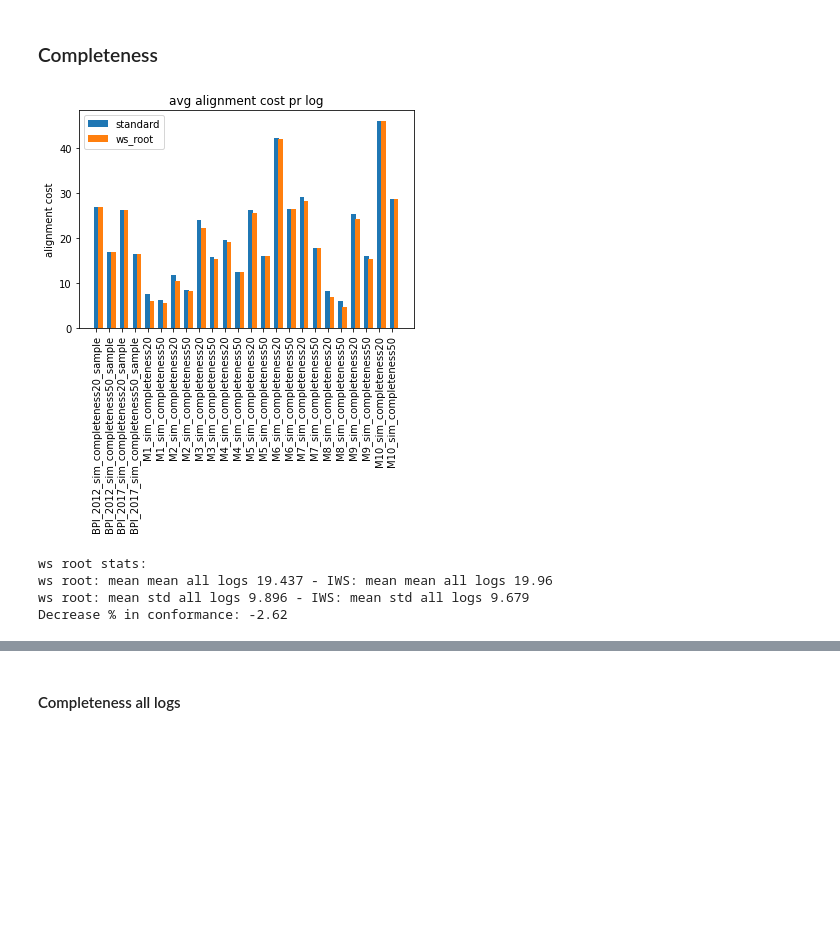
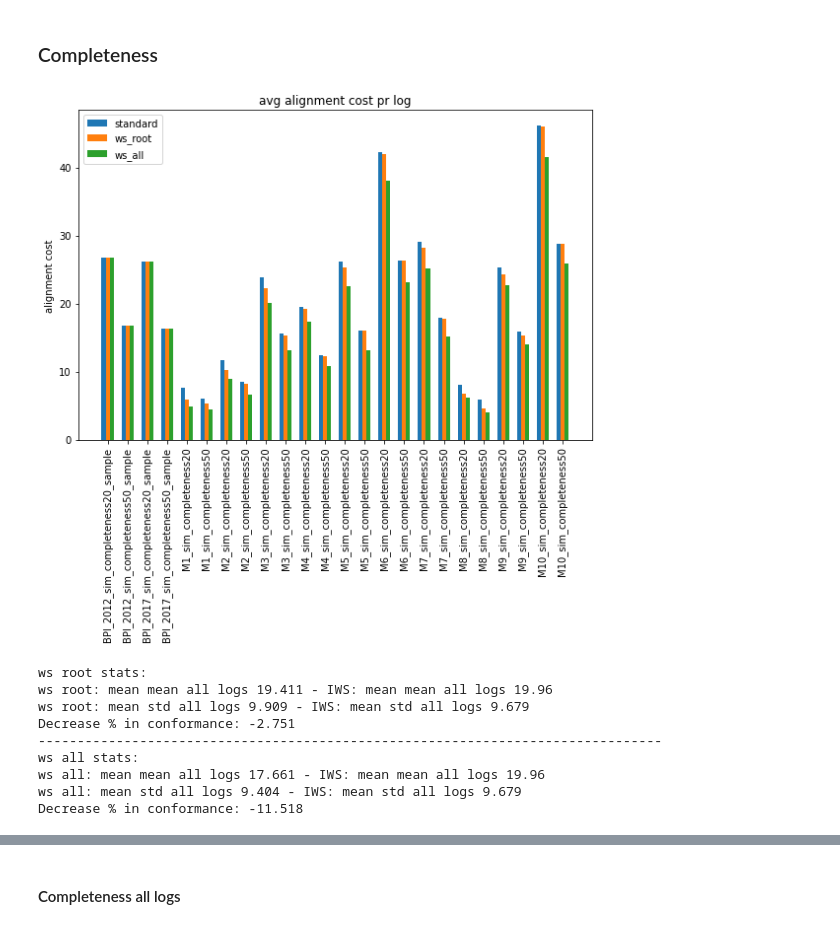
Before and after one commit to MaxTNielsen/ConformanceCheckingUsingTries, a Jupyter notebook: Jupyter/comparative_analysis.ipynb, the cells around one changed output, grey strips where cells are left out. Saved outputs shown, nothing was run; the diff lists cells and outputs as text; code cells hidden in the pictures; blank space fills up the shorter version.

```diff
--- a/Jupyter/comparative_analysis.ipynb
+++ b/Jupyter/comparative_analysis.ipynb
@@ -262,7 +262,7 @@ dims_25 = {'conf': 1, 'compl': 2, 'confi': 3, 'total': 4, 'time': 5}
 avg_costs_25 = {'conf': [], 'compl': [], 'confi': [], 'total': [], 'time': []}
 
 no_compl_no_conf_dict, _ = get_dataset_metrics(
-    INPUT_DIR+"/tripleocc_runs/no_compl_no_conf", dims=dims_25, avg_costs=avg_costs_25, regex_f=extract_filename)
+    INPUT_DIR+"/tripleocc_runs/no_compl_no_conf", dims=dims_14, avg_costs=avg_costs_14, regex_f=extract_filename)
 # no_compl_avg_dict, _ = get_dataset_metrics(
 #     INPUT_DIR+"/tripleocc_runs/no_compl_avg", dims=dims_25, avg_costs=avg_costs_25, regex_f=extract_filename)
 # no_compl_min_dict, _ = get_dataset_metrics(
@@ -280,16 +280,26 @@ no_conf_ws_all_stats=get_statistics(no_conf_ws_all_states_dict, validation.compl
 # %%
 """Grouped bar chart - ws root"""
 
 plot_bar_chart_comparison(validation.completeness_output, no_compl_no_conf_compl_stats,
-                            no_conf_ws_root_stats, 'mean', ['standard', 'ws_root'], "alignment cost", "avg alignment cost pr log")
+                            no_conf_ws_root_stats, no_conf_ws_all_stats,'mean', ['standard', 'ws_root', 'ws_all'], "alignment cost", "avg alignment cost pr log")
 
 print("ws root stats:")
 print_stat('mean', no_conf_ws_root_stats, no_compl_no_conf_compl_stats, "ws root", "IWS")
 print_stat('std', no_conf_ws_root_stats, no_compl_no_conf_compl_stats,  "ws root", "IWS")
-print_procentual('mean','conformance',no_conf_ws_root_stats, no_compl_no_conf_compl_stats)
+print(print_procentual('mean','conformance',no_conf_ws_root_stats, no_compl_no_conf_compl_stats))
+print(40*"--")
+print("ws all stats:")
+print_stat('mean', no_conf_ws_all_stats, no_compl_no_conf_compl_stats, "ws all", "IWS")
+print_stat('std', no_conf_ws_all_stats, no_compl_no_conf_compl_stats,  "ws all", "IWS")
+print(print_procentual('mean','conformance',no_conf_ws_all_stats, no_compl_no_conf_compl_stats))
 # %% [output]
-[figure, old version]
+[figure, new version]
 ws root stats:
-ws root: mean mean all logs 19.437 - IWS: mean mean all logs 19.96
-ws root: mean std all logs 9.896 - IWS: mean std all logs 9.679
-Decrease % in conformance: -2.62
+ws root: mean mean all logs 19.411 - IWS: mean mean all logs 19.96
+ws root: mean std all logs 9.909 - IWS: mean std all logs 9.679
+Decrease % in conformance: -2.751
+--------------------------------------------------------------------------------
+ws all stats:
+ws all: mean mean all logs 17.661 - IWS: mean mean all logs 19.96
+ws all: mean std all logs 9.404 - IWS: mean std all logs 9.679
+Decrease % in conformance: -11.518
```
Also changed, not shown: parts of 28 cells of this notebook, 7 other files.
